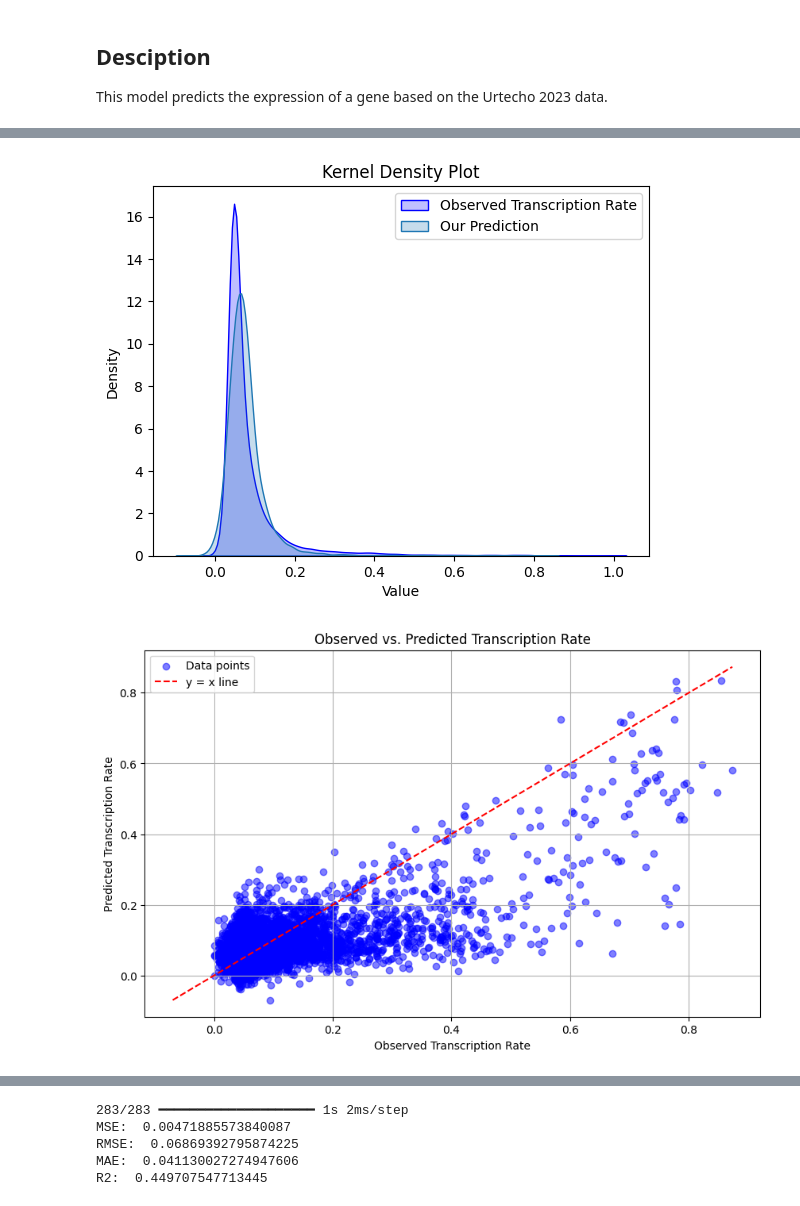
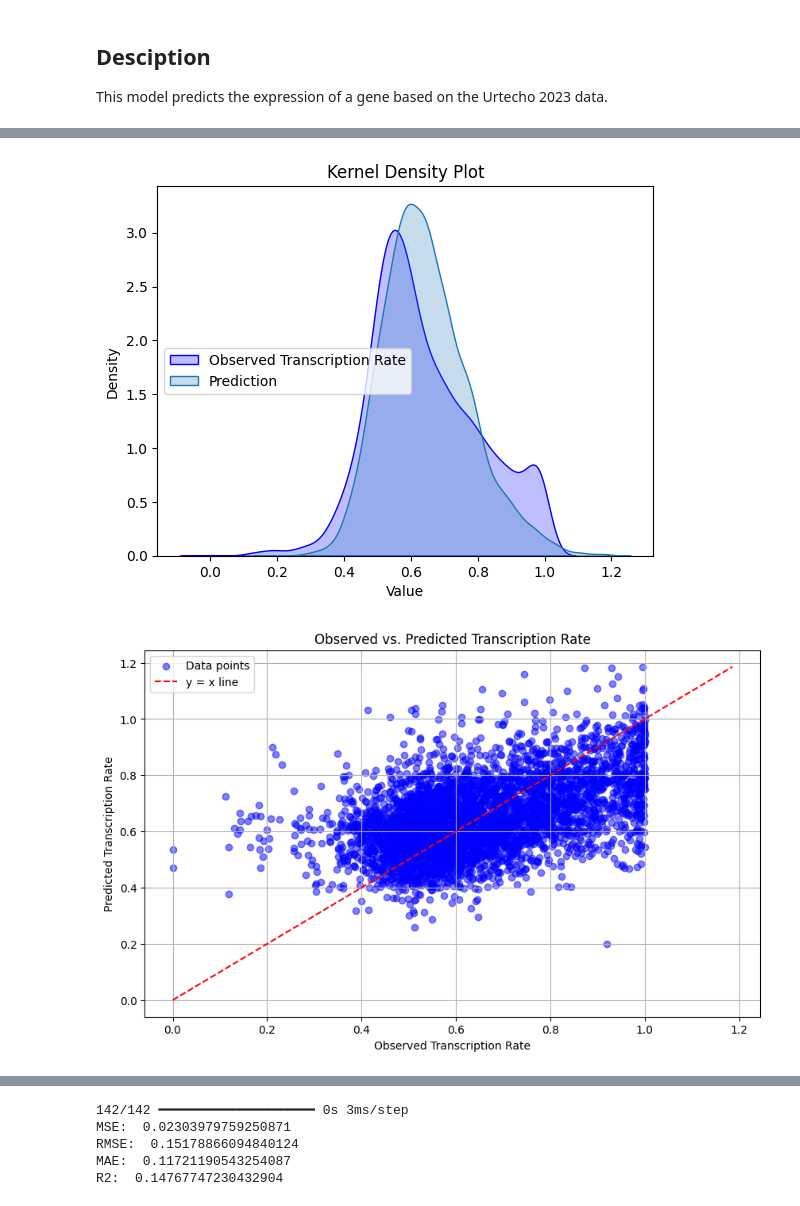
Before and after one commit to Rhys-sg/promoter-sequence-transcription-rates, a Jupyter notebook: v2/Testing CNN Urtecho 2023/CNN_Urtecho_1_0.ipynb, the cells around one changed output, grey strips where cells are left out. Saved outputs shown, nothing was run; the diff lists cells and outputs as text; code cells hidden in the pictures.

```diff
--- a/v2/Testing CNN Urtecho 2023/CNN_Urtecho_1_0.ipynb
+++ b/v2/Testing CNN Urtecho 2023/CNN_Urtecho_1_0.ipynb
@@ -26,3 +31,4 @@ plt.show()
 # %%
-X, y = parent.combine_columns(df)
-X, max_length = parent.preprocess_sequences(X)
+X = df[['promoter_sequence']].astype(str).agg(''.join, axis=1)
+y = df['expn_med_fitted_minmax_boxcox'].astype(float)
+X, _ = parent.preprocess_sequences(X)
@@ -33,2 +35,5 @@ X.shape
-# %%
-X_train, X_test, y_train, y_test = parent.train_test_split(X, y, test_size=0.2, random_state=42)
+# %%
+X_train, X_val, y_train, y_val = parent.train_test_split(X, y, test_size=0.2, random_state=42)
+X_test, X_val, y_test, y_val = parent.train_test_split(X_val, y_val, test_size=0.5, random_state=42)
+
+X_train.shape, X_val.shape, X_test.shape, y_train.shape, y_val.shape, y_test.shape
@@ -70,8 +76,7 @@ parent.plot_hexbin(observed, parent.ravel(predicted))
 # %%
 predicted = parent.load_and_predict(name, X_test)
-observed = y_test
 
-parent.plot_kde(df, predicted)
-parent.plot_scatter(observed, parent.ravel(predicted))
-parent.plot_hexbin(observed, parent.ravel(predicted))
+parent.plot_kde(y_test, predicted)
+parent.plot_scatter(y_test, parent.ravel(predicted))
+parent.plot_hexbin(y_test, parent.ravel(predicted))
 # %% [output]
@@ -79,2 +84,2 @@ parent.plot_hexbin(observed, parent.ravel(predicted))
-[figure, old version]
+[figure, new version]
-[figure, old version]
+[figure, new version]
@@ -89,8 +94,8 @@ print('RMSE: ', rmse)
 print('MAE: ', mae)
 print('R2: ', r2)
 # %% [output]
-283/283 ━━━━━━━━━━━━━━━━━━━━ 1s 2ms/step
-MSE:  0.00471885573840087
-RMSE:  0.06869392795874225
-MAE:  0.041130027274947606
-R2:  0.449707547713445
+142/142 ━━━━━━━━━━━━━━━━━━━━ 0s 3ms/step
+MSE:  0.02303979759250871
+RMSE:  0.15178866094840124
+MAE:  0.11721190543254087
+R2:  0.14767747230432904
```
Also changed, not shown: parts of 7 cells of this notebook, 10 other files.
